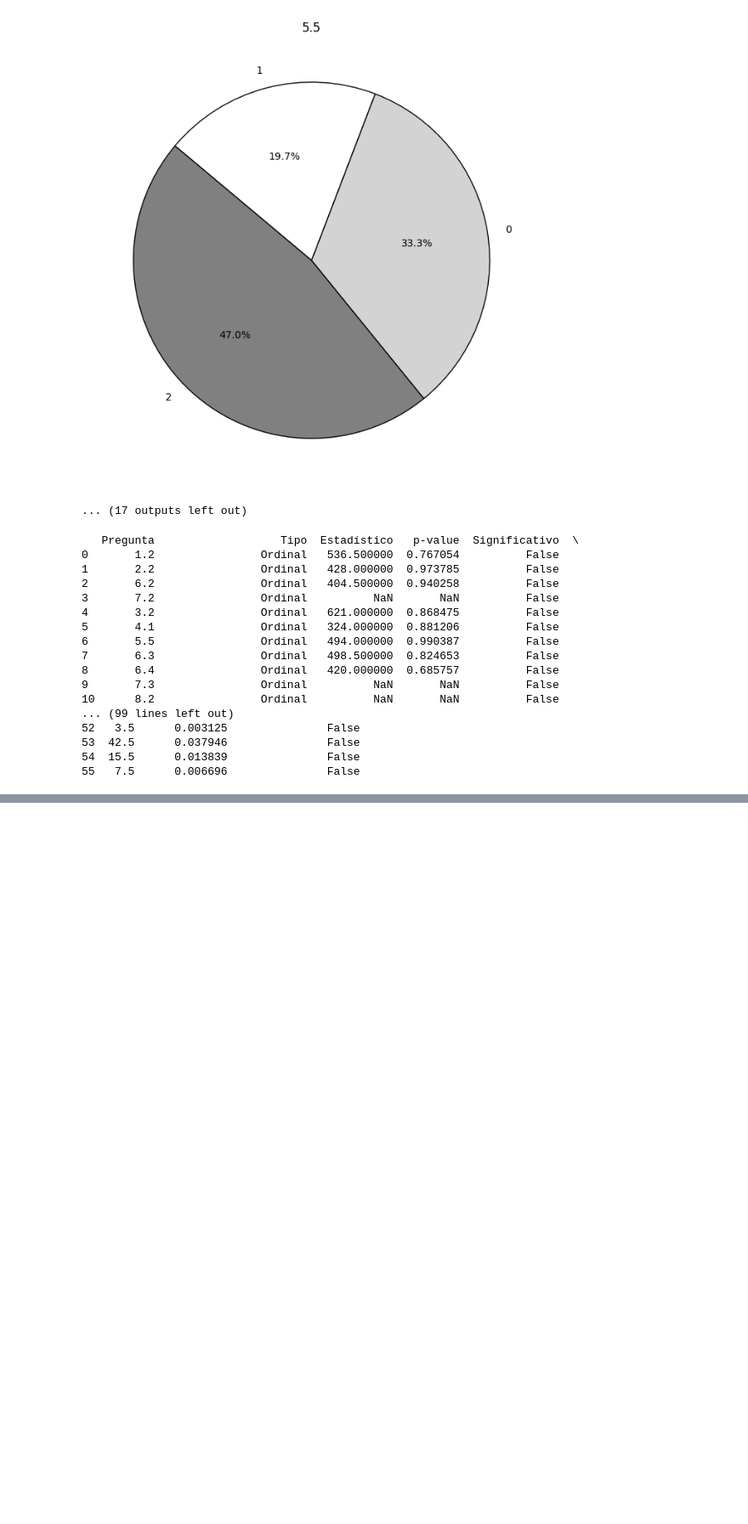
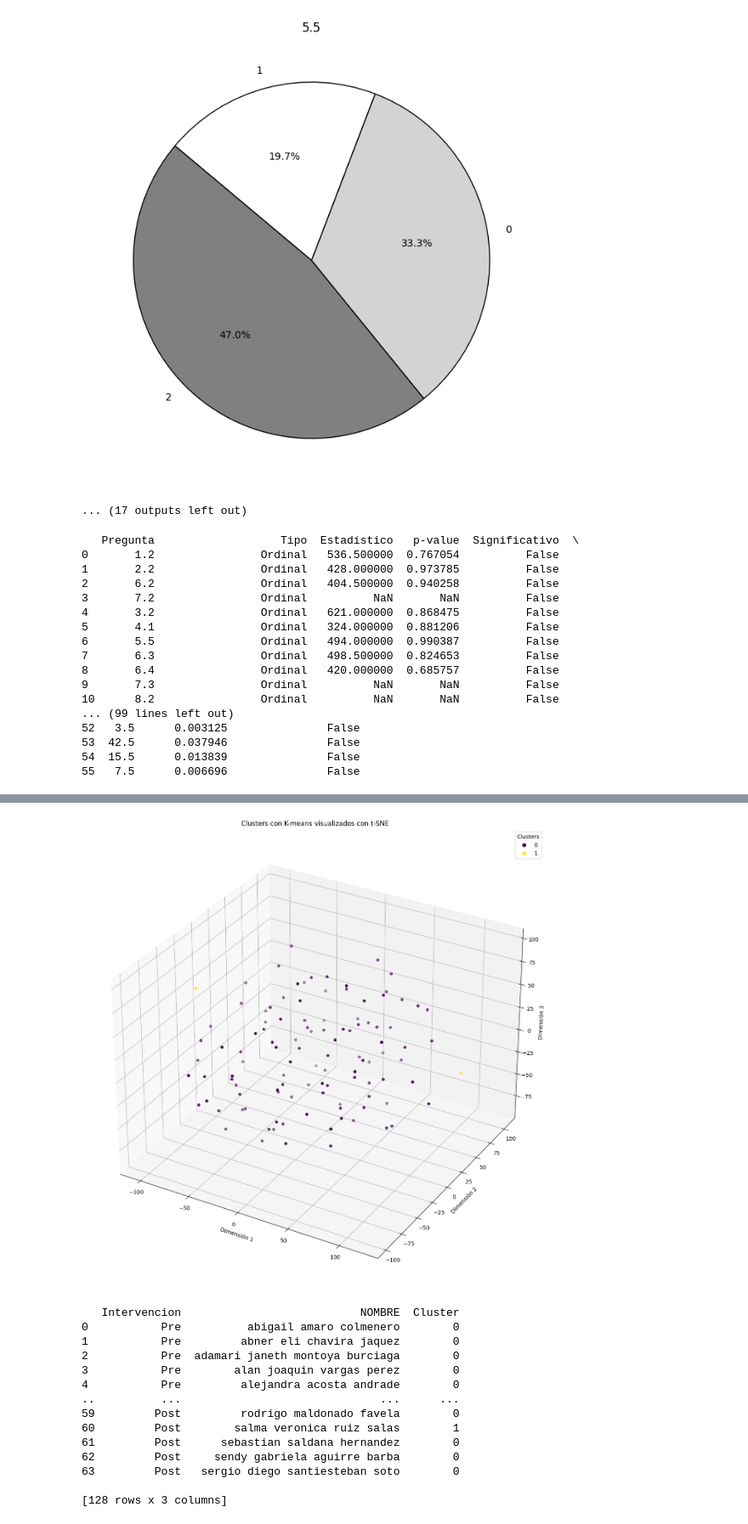
Before and after one commit to heber4543/stress_pre_post, a Jupyter notebook: analisis_1.ipynb, the cells around one changed output, grey strips where cells are left out. Shown at 85% size. Cells and saved outputs as stored; diff of their text form; code cells hidden in the pictures; blank space fills up the shorter version.

```diff
--- a/analisis_1.ipynb
+++ b/analisis_1.ipynb
@@ -385,0 +401,7 @@ print(resultados1)
+# %%
+vectores = combinado.iloc[:, 2:].to_numpy()
+# %%
+# ajustar y entrenar KMeans
+n_clusters = 2
+kmeans = KMeans(n_clusters=n_clusters, random_state=0)
+kmeans.fit(vectores)
@@ -385,0 +410,7 @@ print(resultados1)
+# %%
+# obtener etiquetas
+labels = kmeans.labels_
+centers = kmeans.cluster_centers_
+
+# asigran etiquetas al df
+combinado['Cluster'] = labels
@@ -385,0 +433,33 @@ print(resultados1)
+# %%
+# reduccion a 3 dimensiones para la visualización usando t-SNE
+tsne = TSNE(n_components=3, random_state=0)
+vectores_reduced = tsne.fit_transform(vectores)
+# %%
+# visualización
+fig = plt.figure(figsize=(15, 15))
+ax = fig.add_subplot(111, projection='3d')
+sc = ax.scatter(vectores_reduced[:, 0], vectores_reduced[:, 1], vectores_reduced[:, 2], c=labels, cmap='viridis')
+plt.title('Clusters con K-means visualizados con t-SNE')
+ax.set_xlabel('Dimensión 1')
+ax.set_ylabel('Dimensión 2')
+ax.set_zlabel('Dimensión 3')
+plt.legend(*sc.legend_elements(), title="Clusters")
+plt.show()
+
+print(combinado[['Intervencion', 'NOMBRE', 'Cluster']])
+# %% [output]
+[figure, added]
+   Intervencion                           NOMBRE  Cluster
+0           Pre          abigail amaro colmenero        0
+1           Pre         abner eli chavira jaquez        0
+2           Pre  adamari janeth montoya burciaga        0
+3           Pre        alan joaquin vargas perez        0
+4           Pre         alejandra acosta andrade        0
+..          ...                              ...      ...
+59         Post         rodrigo maldonado favela        0
+60         Post        salma veronica ruiz salas        1
+61         Post      sebastian saldana hernandez        0
+62         Post     sendy gabriela aguirre barba        0
+63         Post   sergio diego santiesteban soto        0
+
+[128 rows x 3 columns]
```
Also changed, not shown: parts of 4 cells of this notebook.
